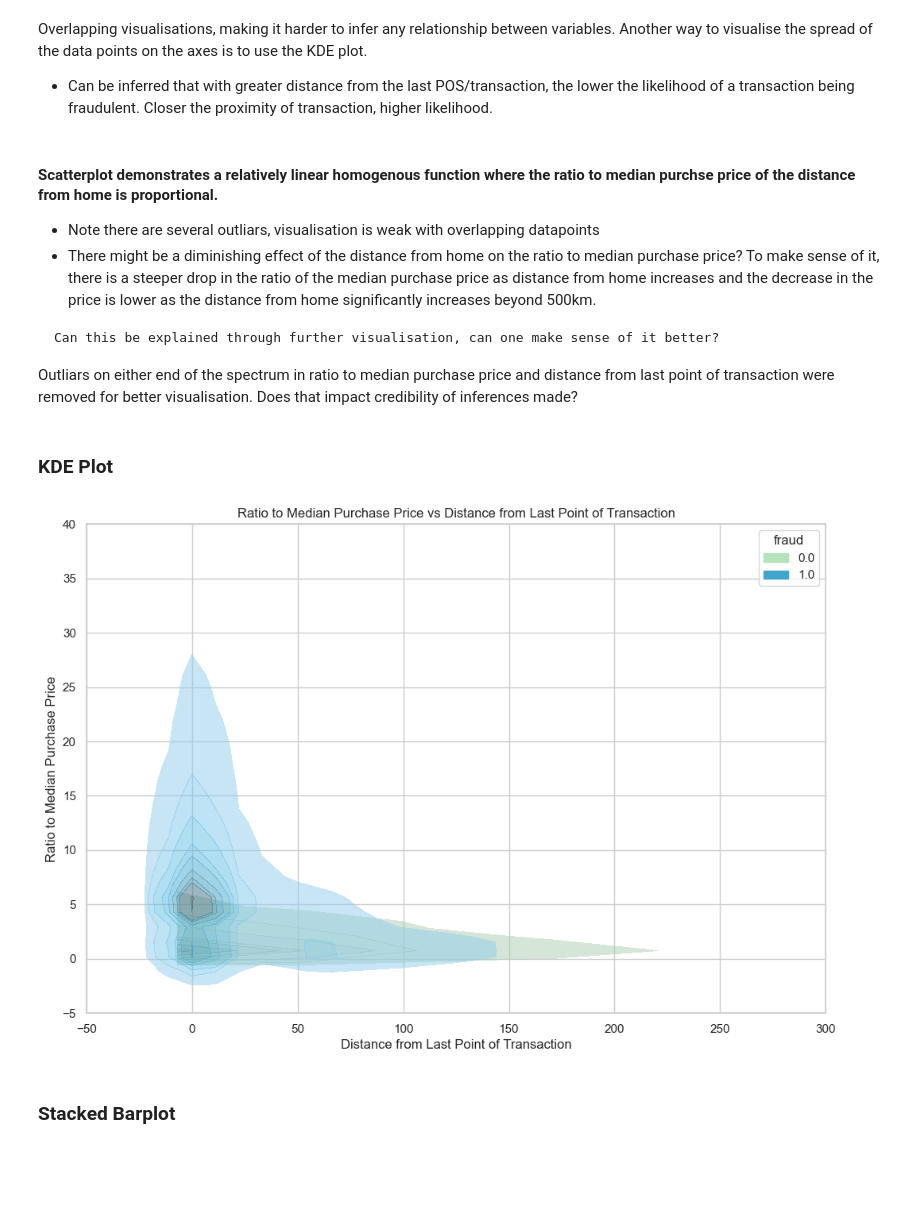
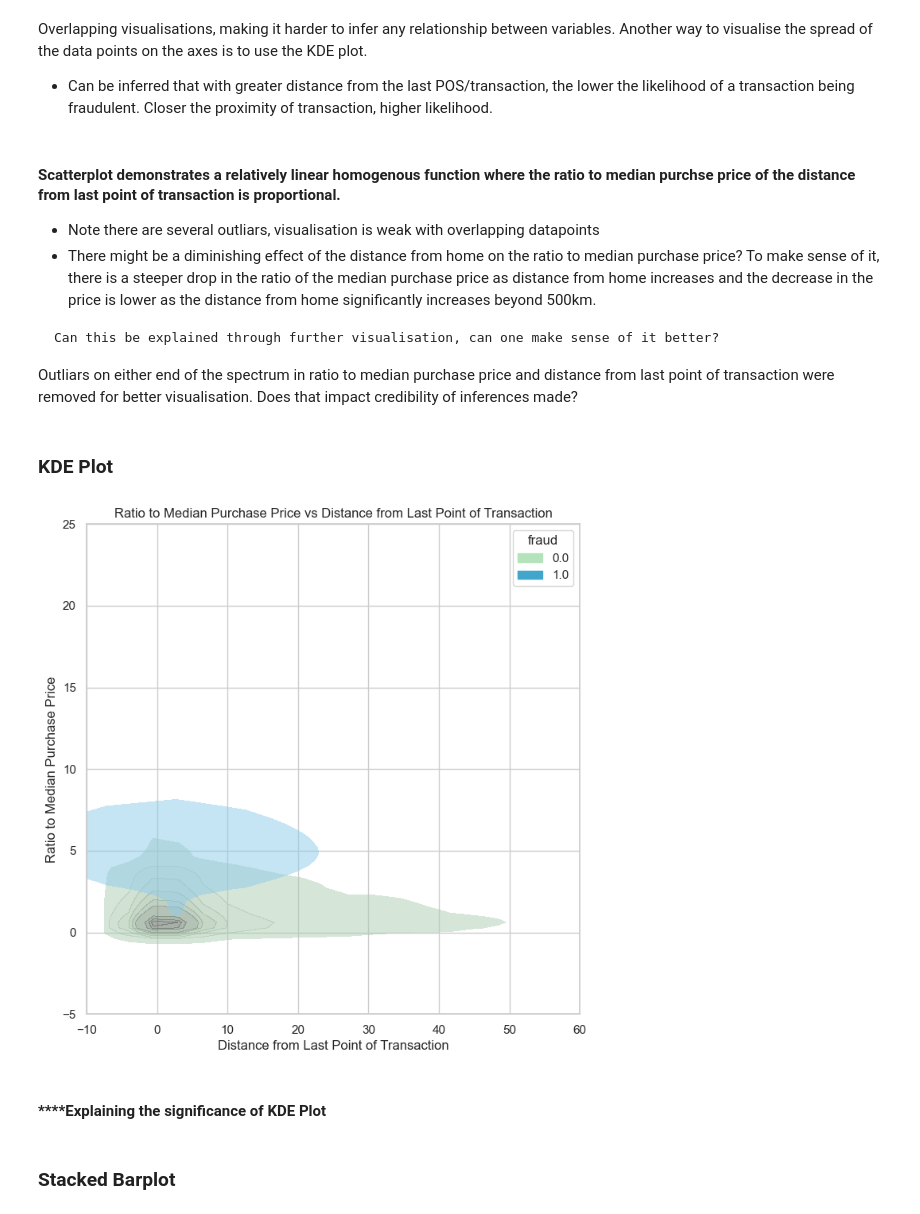
Before and after one commit to KarimKhalil33/CreditCard-Fraud-Data-Analysis, a Jupyter notebook: analysis/analysis1.ipynb, the cells around one changed output. Saved outputs shown, nothing was run; the diff lists cells and outputs as text; code cells hidden in the pictures; blank space fills up the shorter version.

````diff
--- a/analysis/analysis1.ipynb
+++ b/analysis/analysis1.ipynb
@@ -23,0 +33,5 @@ dataset.head(n=10)
+# %%
+dataset = dataset[(dataset['distance_from_home'] < 15000) & (dataset['used_pin_number'] == 1) | (dataset['used_chip'] == 1) ]
+midpoint = len(dataset) // 65
+dataset = dataset.iloc[:midpoint]
+dataset
@@ -182,7 +249,7 @@ plt.show()
 Overlapping visualisations, making it harder to infer any relationship between variables. Another way to visualise the spread of the data points on the axes is to use the KDE plot.
 - Can be inferred that with greater distance from the last POS/transaction, the lower the likelihood of a transaction being fraudulent. Closer the proximity of transaction, higher likelihood.
 # %% [markdown]
-#### Scatterplot demonstrates a relatively linear homogenous function where the ratio to median purchse price of the distance from home is proportional.
+#### Scatterplot demonstrates a relatively linear homogenous function where the ratio to median purchse price of the distance from last point of transaction is proportional.
 - Note there are several outliars, visualisation is weak with overlapping datapoints
 - There might be a diminishing effect of the distance from home on the ratio to median purchase price? To make sense of it, there is a steeper drop in the ratio of the median purchase price as distance from home increases and the decrease in the price is lower as the distance from home significantly increases beyond 500km.
 ```
@@ -192,20 +259,22 @@ Outliars on either end of the spectrum in ratio to median purchase price and dis
 # %% [markdown]
 ### KDE Plot
 # %%
-plt.figure(figsize=(12, 8))
+plt.figure(figsize=(8, 8))
 sns.kdeplot(x='distance_from_last_transaction',
             y='ratio_to_median_purchase_price',
             hue='fraud',
             data=df,
             fill=True, alpha=0.5, palette='GnBu')
 plt.title('Ratio to Median Purchase Price vs Distance from Last Point of Transaction')
 plt.xlabel('Distance from Last Point of Transaction')
+plt.xlim(-10,60)
 plt.ylabel('Ratio to Median Purchase Price')
-plt.xlim(-50,300)
-plt.ylim(-5,40)
+plt.ylim(-5,25)
 plt.show()
 # %% [output]
-[figure, old version]
+[figure, new version]
+# %% [markdown]
+#### ****Explaining the significance of KDE Plot
 # %% [markdown]
 ### Stacked Barplot
 # %%
````
Also changed, not shown: parts of 36 cells of this notebook, 3 other files.
